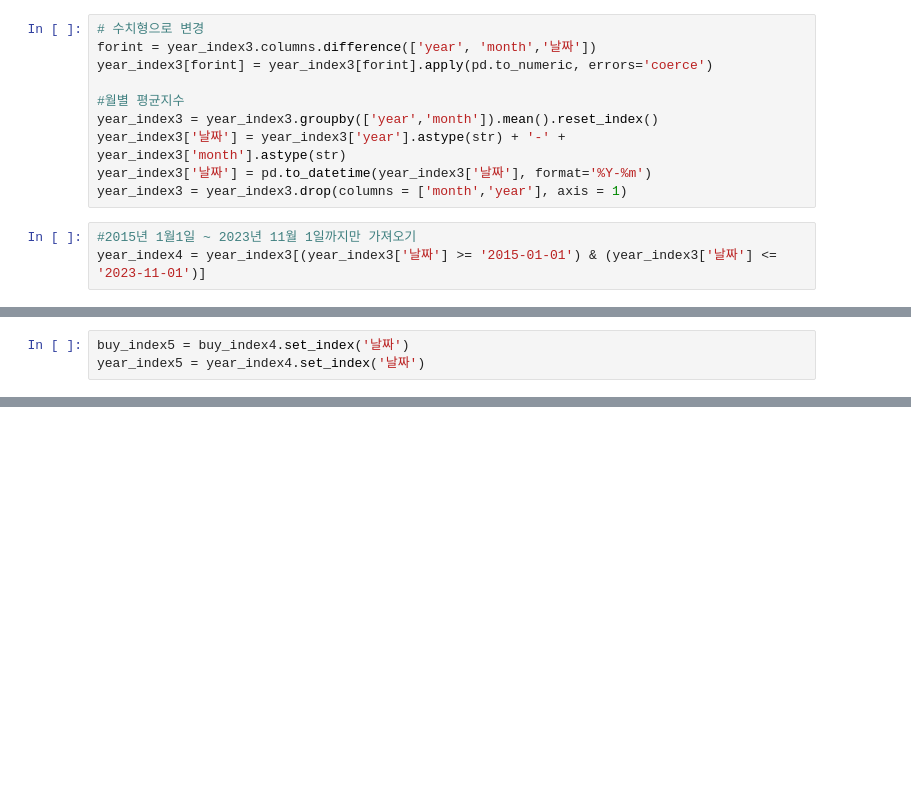
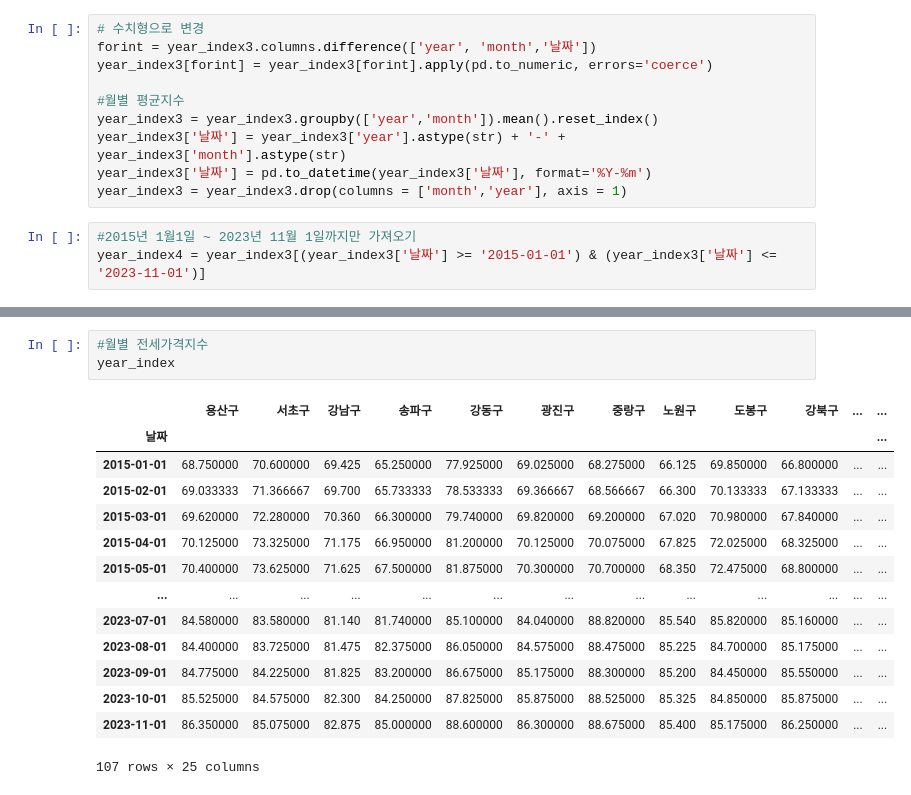
Before and after one commit to lce99/DB24, a Jupyter notebook: [DB]_전처리_0119.ipynb, the cells around one changed output, grey strips where cells are left out. Cells and saved outputs as stored; diff of their text form; blank space fills up the shorter version.

```diff
--- a/[DB]_전처리_0119.ipynb
+++ b/[DB]_전처리_0119.ipynb
@@ -77,3 +89,0 @@ year_index4 = year_index3[(year_index3['날짜'] >= '2015-01-01') & (year_index3
-# %%
-buy_index5 = buy_index4.set_index('날짜')
-year_index5 = year_index4.set_index('날짜')
@@ -90,0 +141,18 @@ buy_index5.to_csv("./buy.csv")
+# %%
+#월별 전세가격지수
+year_index
+# %% [output]
+|  | 용산구 | 서초구 | 강남구 | 송파구 | 강동구 | 광진구 | 중랑구 | 노원구 | 도봉구 | 강북구 | ... | ... |
+| 날짜 |  |  |  |  |  |  |  |  |  |  |  | ... |
+| 2015-01-01 | 68.750000 | 70.600000 | 69.425 | 65.250000 | 77.925000 | 69.025000 | 68.275000 | 66.125 | 69.850000 | 66.800000 | ... | ... |
+| 2015-02-01 | 69.033333 | 71.366667 | 69.700 | 65.733333 | 78.533333 | 69.366667 | 68.566667 | 66.300 | 70.133333 | 67.133333 | ... | ... |
+| 2015-03-01 | 69.620000 | 72.280000 | 70.360 | 66.300000 | 79.740000 | 69.820000 | 69.200000 | 67.020 | 70.980000 | 67.840000 | ... | ... |
+| 2015-04-01 | 70.125000 | 73.325000 | 71.175 | 66.950000 | 81.200000 | 70.125000 | 70.075000 | 67.825 | 72.025000 | 68.325000 | ... | ... |
+| 2015-05-01 | 70.400000 | 73.625000 | 71.625 | 67.500000 | 81.875000 | 70.300000 | 70.700000 | 68.350 | 72.475000 | 68.800000 | ... | ... |
+| ... | ... | ... | ... | ... | ... | ... | ... | ... | ... | ... | ... | ... |
+| 2023-07-01 | 84.580000 | 83.580000 | 81.140 | 81.740000 | 85.100000 | 84.040000 | 88.820000 | 85.540 | 85.820000 | 85.160000 | ... | ... |
+| 2023-08-01 | 84.400000 | 83.725000 | 81.475 | 82.375000 | 86.050000 | 84.575000 | 88.475000 | 85.225 | 84.700000 | 85.175000 | ... | ... |
+| 2023-09-01 | 84.775000 | 84.225000 | 81.825 | 83.200000 | 86.675000 | 85.175000 | 88.300000 | 85.200 | 84.450000 | 85.550000 | ... | ... |
+| 2023-10-01 | 85.525000 | 84.575000 | 82.300 | 84.250000 | 87.825000 | 85.875000 | 88.525000 | 85.325 | 84.850000 | 85.875000 | ... | ... |
+| 2023-11-01 | 86.350000 | 85.075000 | 82.875 | 85.000000 | 88.600000 | 86.300000 | 88.675000 | 85.400 | 85.175000 | 86.250000 | ... | ... |
+107 rows × 25 columns
```
Also changed, not shown: parts of 16 cells of this notebook, 2 other files.
